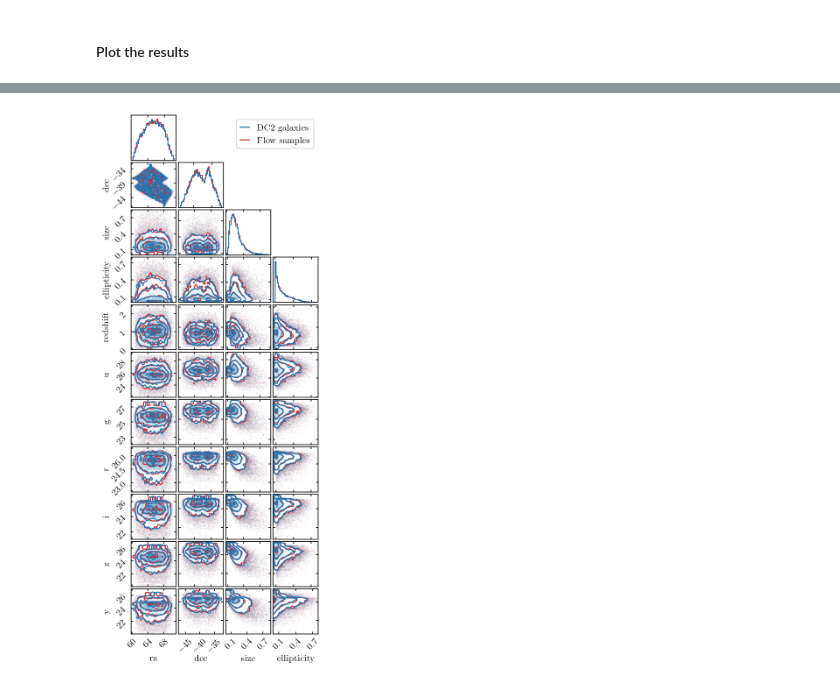
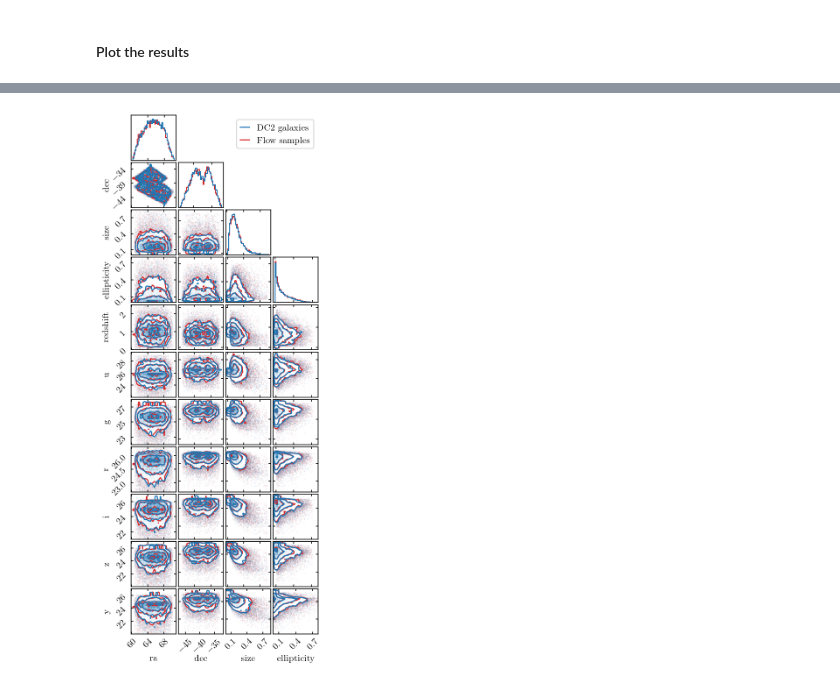
Before and after one commit to jfcrenshaw/pzflow-paper-2021, a Jupyter notebook: forward-modeling/conditional-flow.ipynb, the cells around one changed output, grey strips where cells are left out. Drawn from its saved outputs; the diff is of its cells as text; code cells hidden in the pictures.

Commit message:
Updated conditional flow for train/test split, and corrected save metadata.

```diff
--- a/forward-modeling/conditional-flow.ipynb
+++ b/forward-modeling/conditional-flow.ipynb
@@ -46,12 +48,12 @@ data
 
 Note that because the RA and Dec in this set are fairly concentrated on the sky, I won't use circular splines, but since the RA and Dec have sharp cutoffs, I will use uniform distributions.
 # %%
-cols = data.columns[-4:]
-conditional_columns = data.columns[:-4]
+cols = trainset.columns[-4:]
+conditional_columns = trainset.columns[:-4]
 
 # pick means and stds so that each has domain (-5, 5)
-stds = np.array((data[cols].max() - data[cols].min()).values / 10)
-means = np.array(data[cols].min().values + 5 * stds)
+stds = np.array((trainset[cols].max() - trainset[cols].min()).values / 10)
+means = np.array(trainset[cols].min().values + 5 * stds)
 
 # construct our bijector
 bijector = Chain(
@@ -66,8 +70,8 @@ cflow = Flow(cols, bijector, latent=latent,
 # %% [markdown]
 We should standard scale the conditional columns before interaction with the flow. Let's create a function to do this for us
 # %%
-M = data[conditional_columns].mean()
-S = data[conditional_columns].std()
+M = trainset[conditional_columns].mean()
+S = trainset[conditional_columns].std()
 def condition_scaler(data):
     scaled_data = data.copy()
     scaled_data[conditional_columns] = (data[conditional_columns] - M) / S
@@ -76,5 +80,5 @@ def condition_scaler(data):
 #### Train the flow
 # %%
 %%time
-losses = cflow.train(condition_scaler(data), epochs=100, verbose=True)
+losses = cflow.train(condition_scaler(trainset), epochs=50, verbose=True)
 # %% [output]
@@ -107,6 +117,6 @@ plt.show()
 # %%
-samples = cflow.sample(1, conditions=condition_scaler(data[:10000]), seed=0)
-samples[conditional_columns] = data[conditional_columns]
+samples = cflow.sample(1, conditions=condition_scaler(testset[:10000]), seed=0)
+samples[conditional_columns] = testset[:10000][conditional_columns].values
 samples = samples[list(conditional_columns) + list(cols)]
 # %%
 fig = plt.figure(figsize=(10/4*onecol, 10/4*onecol))
@@ -115,40 +125,40 @@ new_order = list(cols) + list(conditional_columns)
 
 corner.corner(samples[new_order], fig=fig, color='C3', bins=20, hist_bin_factor=2, data_kwargs={'ms':2, "marker":"."})
 
-corner.corner(data[:10000][new_order], fig=fig, bins=20, hist_bin_factor=2, color='C0', data_kwargs={"marker":"."},
+corner.corner(testset[:10000][new_order], fig=fig, bins=20, hist_bin_factor=2, color='C0', data_kwargs={"marker":"."},
               labels=new_order, labelpad=0.15, max_n_ticks=3);
 
 # extract the axes
 axes = onp.array(fig.axes).reshape((len(new_order), len(new_order)))
 
 # create the legend
 axes[0,3].plot([], [], c="C0", label="DC2 galaxies")
 axes[0,3].plot([], [], c="C3", label="Flow samples")
 axes[0,3].legend(handlelength=1, loc="upper right")
 
 # set the ticks
 axes[1,0].set(yticks=[-44, -39, -34])
 axes[2,0].set(ylim=(0, 0.85), yticks=[0.1, 0.4, 0.7])
 axes[3,0].set(ylim=(0, 0.8), yticks=[0.1, 0.4, 0.7])
 axes[4,0].set(ylim=(0, 2.5), yticks=[0, 1, 2])
 axes[5,0].set(ylim=(22, 29.5), yticks=[24, 26, 28])
 axes[6,0].set(ylim=(22, 28), yticks=[23, 25, 27])
 axes[7,0].set(ylim=(22, 27), yticks=[23, 24.5, 26])
 axes[8,0].set(ylim=(21, 27), yticks=[22, 24, 26])
 axes[9,0].set(ylim=(20, 27), yticks=[22, 24, 26])
 axes[10,0].set(ylim=(20, 27), yticks=[22, 24, 26])
 axes[10,1].set(xticks=[-45, -40, -35])
 axes[10,2].set(xlim=(0, 0.85), xticks=[0.1, 0.4, 0.7])
 axes[10,3].set(xlim=(0, 0.8), xticks=[0.1, 0.4, 0.7])
 
 # hide all the axes we don't care about
 for i in range(len(new_order)):
     for j in range(4, len(new_order)):
         axes[i, j].set_visible(False)
 
 fig.savefig("figures/conditional-corner.pdf", bbox_inches="tight")
 # %% [output]
-[figure, old version]
+[figure, new version]
 # %%
 cflow.info = {
     "description":
```
Also changed, not shown: parts of 8 cells of this notebook, 2 other files.
